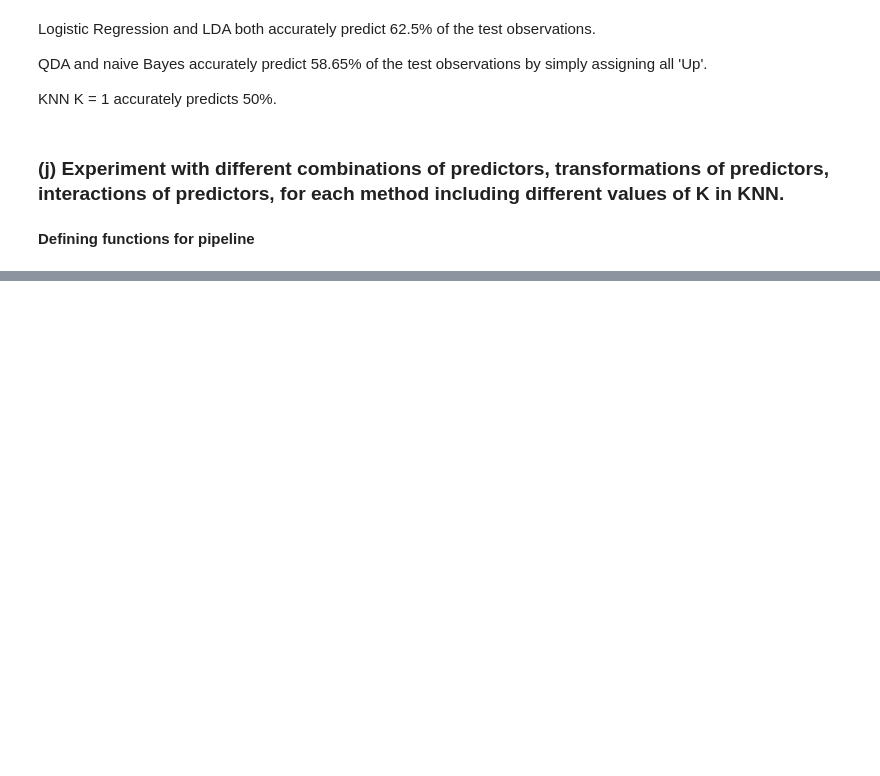
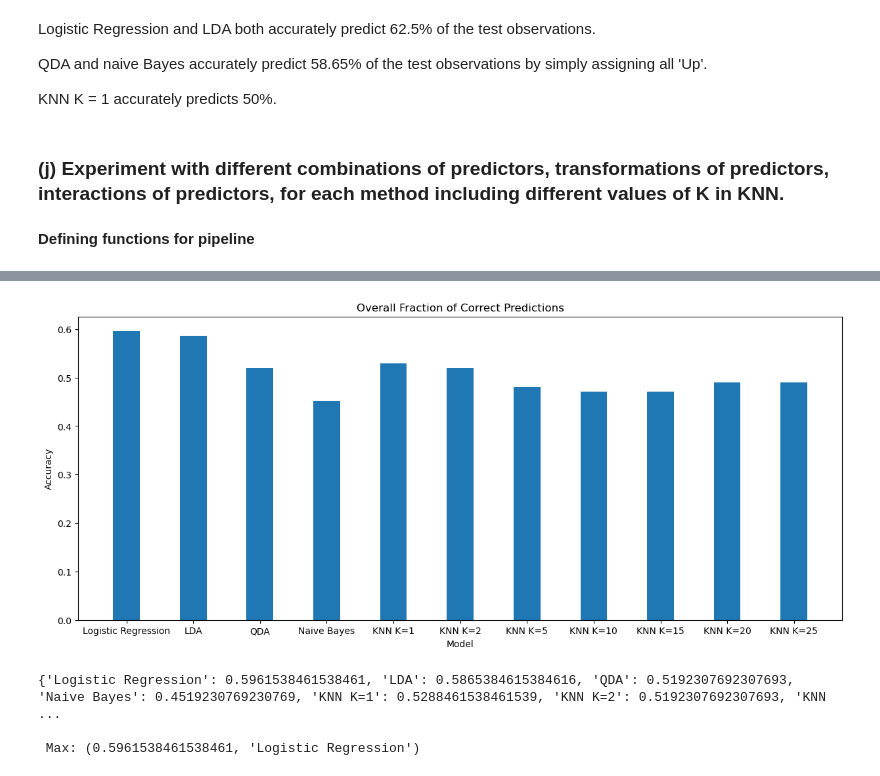
Before and after one commit to carmancater/an-introduction-to-statistical-learning-with-applications-in-python, a Jupyter notebook: Chapter 04 - Classification/Ch 4 Ex 13.ipynb, the cells around one changed output, grey strips where cells are left out. Drawn from its saved outputs; the diff is of its cells as text; code cells hidden in the pictures; blank space fills up the shorter version.

```diff
--- a/Chapter 04 - Classification/Ch 4 Ex 13.ipynb
+++ b/Chapter 04 - Classification/Ch 4 Ex 13.ipynb
@@ -371,0 +392,7 @@ data
+# %%
+compareModels(['Lag2', 'Year'], Weekly, train)
+# %% [output]
+[figure, added]
+{'Logistic Regression': 0.5961538461538461, 'LDA': 0.5865384615384616, 'QDA': 0.5192307692307693, 'Naive Bayes': 0.4519230769230769, 'KNN K=1': 0.5288461538461539, 'KNN K=2': 0.5192307692307693, 'KNN  ...
+
+ Max: (0.5961538461538461, 'Logistic Regression')
```
Also changed, not shown: parts of 13 cells of this notebook.
